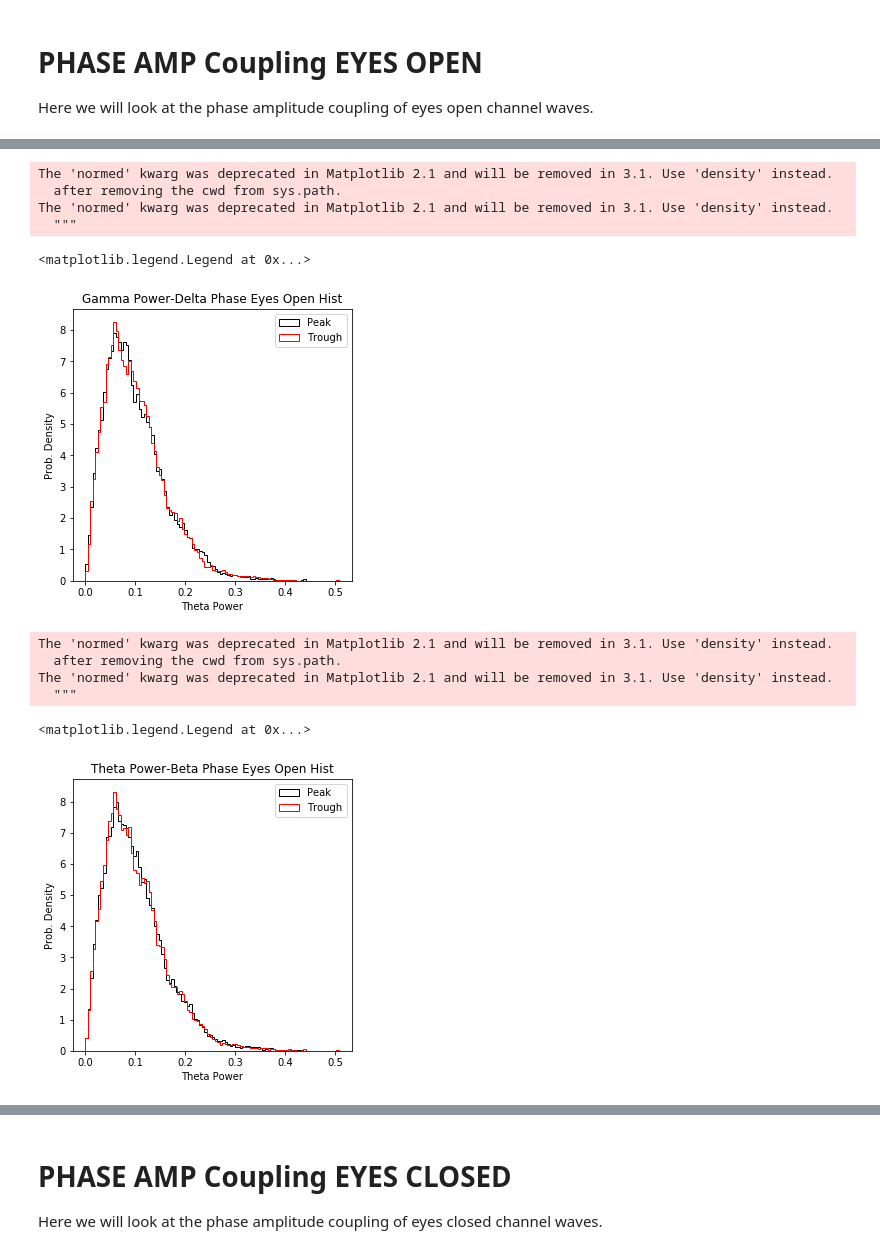
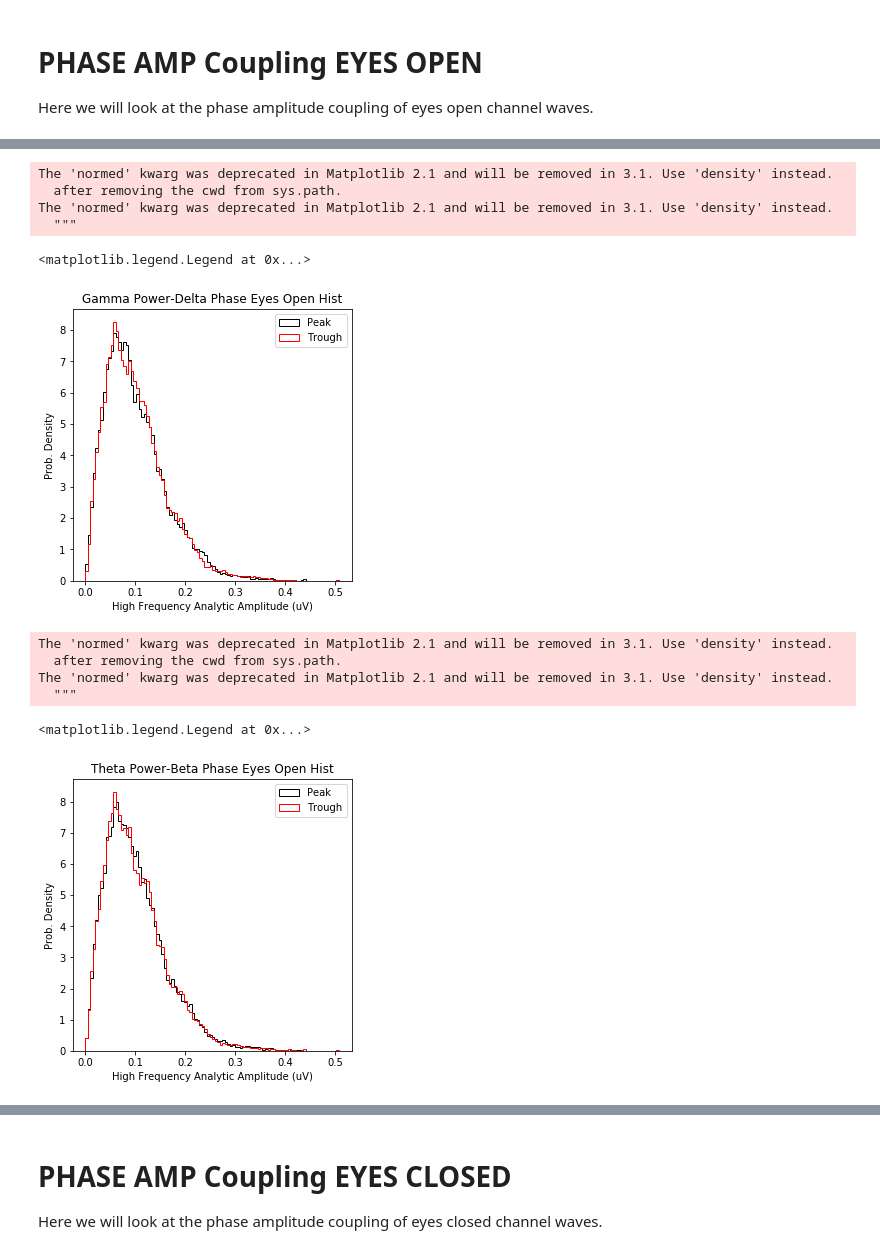
Before and after one commit to dylew898/Cogs118Project, a Jupyter notebook: Phase amplitude Coupling FINAL-Copy1.ipynb, the cells around one changed output, grey strips where cells are left out. Drawn from its saved outputs; the diff is of its cells as text; code cells hidden in the pictures.

```diff
--- a/Phase amplitude Coupling FINAL-Copy1.ipynb
+++ b/Phase amplitude Coupling FINAL-Copy1.ipynb
@@ -704,26 +704,26 @@ The 'normed' kwarg was deprecated in Matplotlib 2.1 and will be removed in 3.1.
 # %%
 # Coupling betwen Alpha Phase and Theta Power
 plt.figure(figsize=(5,5))
 # complete the function call to plot the histogram
 plt.hist(np.sqrt(theta_powerOpen[alphapeak_indsOpen]), 100, color='k',normed=True, histtype='step', label='Peak');
 plt.hist(np.sqrt(theta_powerOpen[alphatrough_indsOpen]), 100, color='r',normed=True, histtype='step', label='Trough');
-plt.xlabel('Theta Power'); plt.ylabel('Prob. Density');
+plt.xlabel('High Frequency Analytic Amplitude (uV)'); plt.ylabel('Prob. Density');
 plt.title('Gamma Power-Delta Phase Eyes Open Hist')
 plt.legend()
 # %% [output]
 The 'normed' kwarg was deprecated in Matplotlib 2.1 and will be removed in 3.1. Use 'density' instead.
   after removing the cwd from sys.path.
 The 'normed' kwarg was deprecated in Matplotlib 2.1 and will be removed in 3.1. Use 'density' instead.
   """
 <matplotlib.legend.Legend at 0x...>
-[figure, old version]
+[figure, new version]
 # %%
 #Coupling between Beta Phase and Theta Power
 plt.figure(figsize=(5,5))
 # complete the function call to plot the histogram
 plt.hist(np.sqrt(theta_powerOpen[betapeak_indsOpen]), 100, color='k',normed=True, histtype='step', label='Peak');
 plt.hist(np.sqrt(theta_powerOpen[betatrough_indsOpen]), 100, color='r',normed=True, histtype='step', label='Trough');
-plt.xlabel('Theta Power'); plt.ylabel('Prob. Density');
+plt.xlabel('High Frequency Analytic Amplitude (uV)'); plt.ylabel('Prob. Density');
 plt.title('Theta Power-Beta Phase Eyes Open Hist')
 plt.legend()
 # %% [output]
@@ -732,7 +732,7 @@ The 'normed' kwarg was deprecated in Matplotlib 2.1 and will be removed in 3.1.
 The 'normed' kwarg was deprecated in Matplotlib 2.1 and will be removed in 3.1. Use 'density' instead.
   """
 <matplotlib.legend.Legend at 0x...>
-[figure, old version]
+[figure, new version]
 # %%
 #Coupling between Delta Phase and Theta Power
 plt.figure(figsize=(5,5))
```
Also changed, not shown: parts of 26 cells of this notebook.
